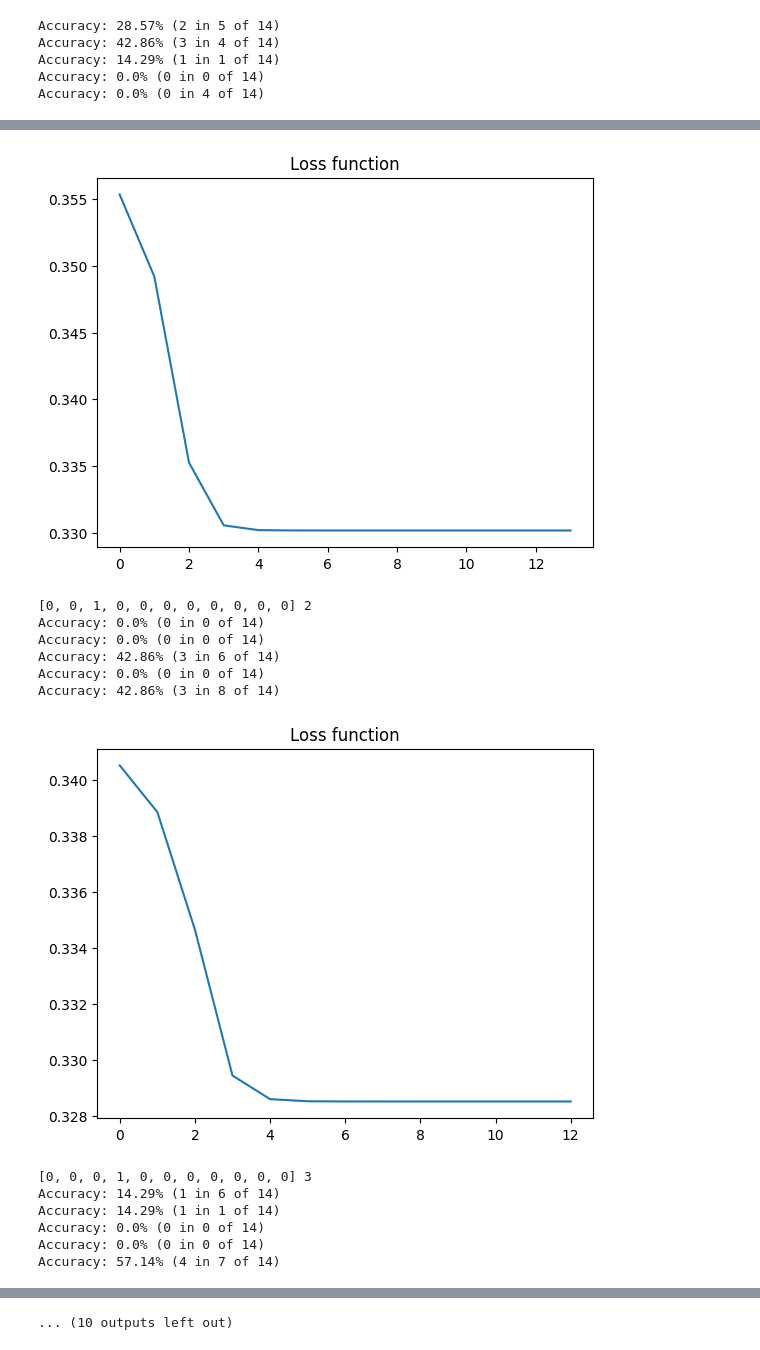
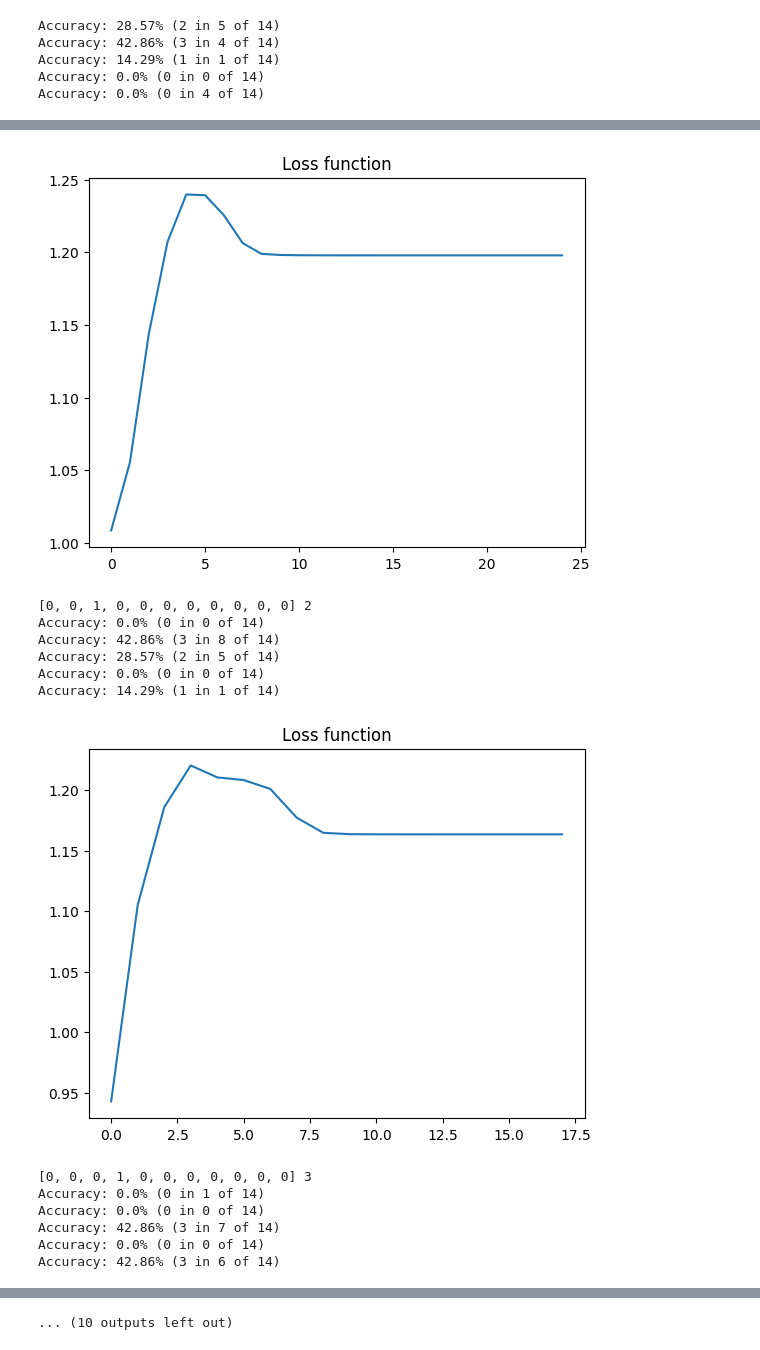
Before and after one commit to hoangtc125/algo-clustering-service, a Jupyter notebook: notebook/text_loading.ipynb, the cells around one changed output, grey strips where cells are left out. Drawn from its saved outputs; the diff is of its cells as text; code cells hidden in the pictures.

```diff
--- a/notebook/text_loading.ipynb
+++ b/notebook/text_loading.ipynb
@@ -209,7 +218,7 @@ ssmc_fcm = SSMC_FCM(
     n_clusters=5,
     identity=identity,
     supervised_set=supervised_set,
-    norm_mode=NormMode.MINMAX,
+    norm_mode=NormMode.L2.value,
 )
 ssmc_fcm.clustering()
 ssmc_fcm.show_cluster_members()
@@ -248,7 +257,7 @@ for i in range(len(cluster_fields)):
         n_clusters=5,
         identity=identity,
         supervised_set=supervised_set,
-        norm_mode=NormMode.L2,
+        norm_mode=NormMode.MINMAX.value,
     )
     ssmc_fcm.clustering()
     ssmc_fcm.show_loss_function()
@@ -276,14 +285,14 @@ Accuracy: 0.0% (0 in 0 of 14)
-[figure, old version]
+[figure, new version]
 [0, 0, 1, 0, 0, 0, 0, 0, 0, 0, 0] 2
 Accuracy: 0.0% (0 in 0 of 14)
+Accuracy: 42.86% (3 in 8 of 14)
+Accuracy: 28.57% (2 in 5 of 14)
 Accuracy: 0.0% (0 in 0 of 14)
-Accuracy: 42.86% (3 in 6 of 14)
-Accuracy: 0.0% (0 in 0 of 14)
-Accuracy: 42.86% (3 in 8 of 14)
+Accuracy: 14.29% (1 in 1 of 14)
-[figure, old version]
+[figure, new version]
 [0, 0, 0, 1, 0, 0, 0, 0, 0, 0, 0] 3
-Accuracy: 14.29% (1 in 6 of 14)
-Accuracy: 14.29% (1 in 1 of 14)
+Accuracy: 0.0% (0 in 1 of 14)
 Accuracy: 0.0% (0 in 0 of 14)
+Accuracy: 42.86% (3 in 7 of 14)
 Accuracy: 0.0% (0 in 0 of 14)
-Accuracy: 57.14% (4 in 7 of 14)
+Accuracy: 42.86% (3 in 6 of 14)
```
Also changed, not shown: parts of 4 cells of this notebook, 12 other files.
